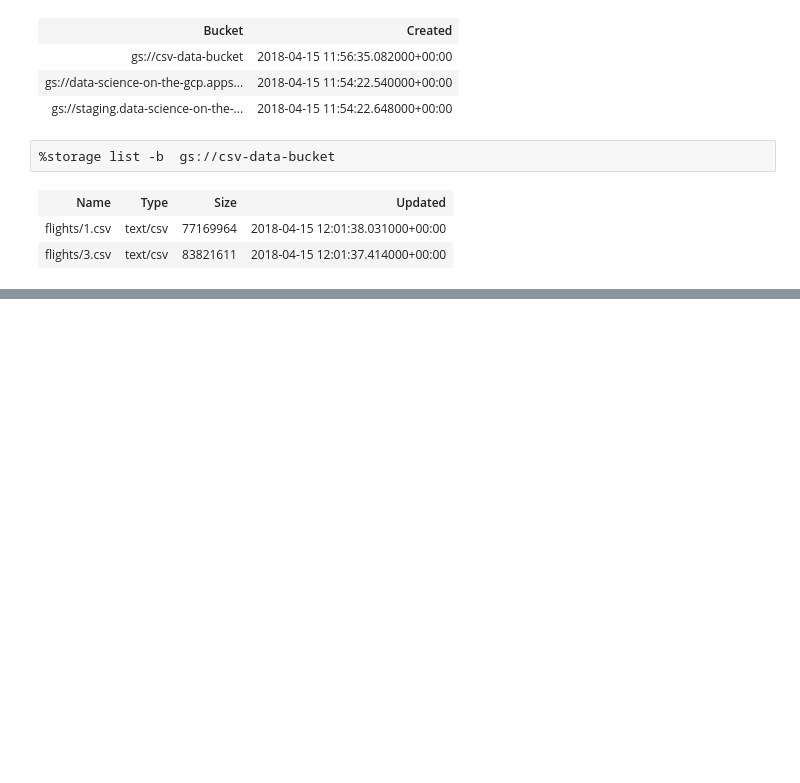
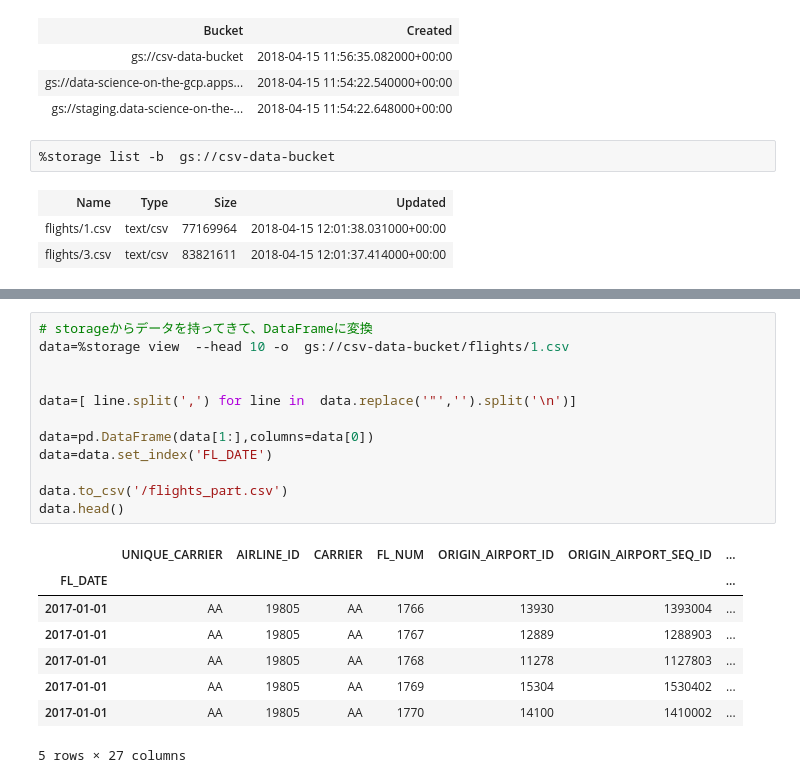
Before and after one commit to hiroaki8388/datascienceEdu, a Jupyter notebook: Chapter 4. Streaming Data Publication and Ingest.ipynb, the cells around one changed output, grey strips where cells are left out. Cells and saved outputs as stored; diff of their text form; blank space fills up the shorter version.

```diff
--- a/Chapter 4. Streaming Data Publication and Ingest.ipynb
+++ b/Chapter 4. Streaming Data Publication and Ingest.ipynb
@@ -97,0 +123,21 @@ u'"FL_DATE","UNIQUE_CARRIER","AIRLINE_ID","CARRIER","FL_NUM","ORIGIN_AIRPORT_ID"
+# %%
+# storageからデータを持ってきて、DataFrameに変換
+data=%storage view  --head 10 -o  gs://csv-data-bucket/flights/1.csv
+
+
+data=[ line.split(',') for line in  data.replace('"','').split('\n')]
+
+data=pd.DataFrame(data[1:],columns=data[0])
+data=data.set_index('FL_DATE')
+
+data.to_csv('/flights_part.csv')
+data.head()
+# %% [output]
+|  | UNIQUE_CARRIER | AIRLINE_ID | CARRIER | FL_NUM | ORIGIN_AIRPORT_ID | ORIGIN_AIRPORT_SEQ_ID | ... |
+| FL_DATE |  |  |  |  |  |  | ... |
+| 2017-01-01 | AA | 19805 | AA | 1766 | 13930 | 1393004 | ... |
+| 2017-01-01 | AA | 19805 | AA | 1767 | 12889 | 1288903 | ... |
+| 2017-01-01 | AA | 19805 | AA | 1768 | 11278 | 1127803 | ... |
+| 2017-01-01 | AA | 19805 | AA | 1769 | 15304 | 1530402 | ... |
+| 2017-01-01 | AA | 19805 | AA | 1770 | 14100 | 1410002 | ... |
+5 rows × 27 columns
```
Also changed, not shown: parts of 12 cells of this notebook.
